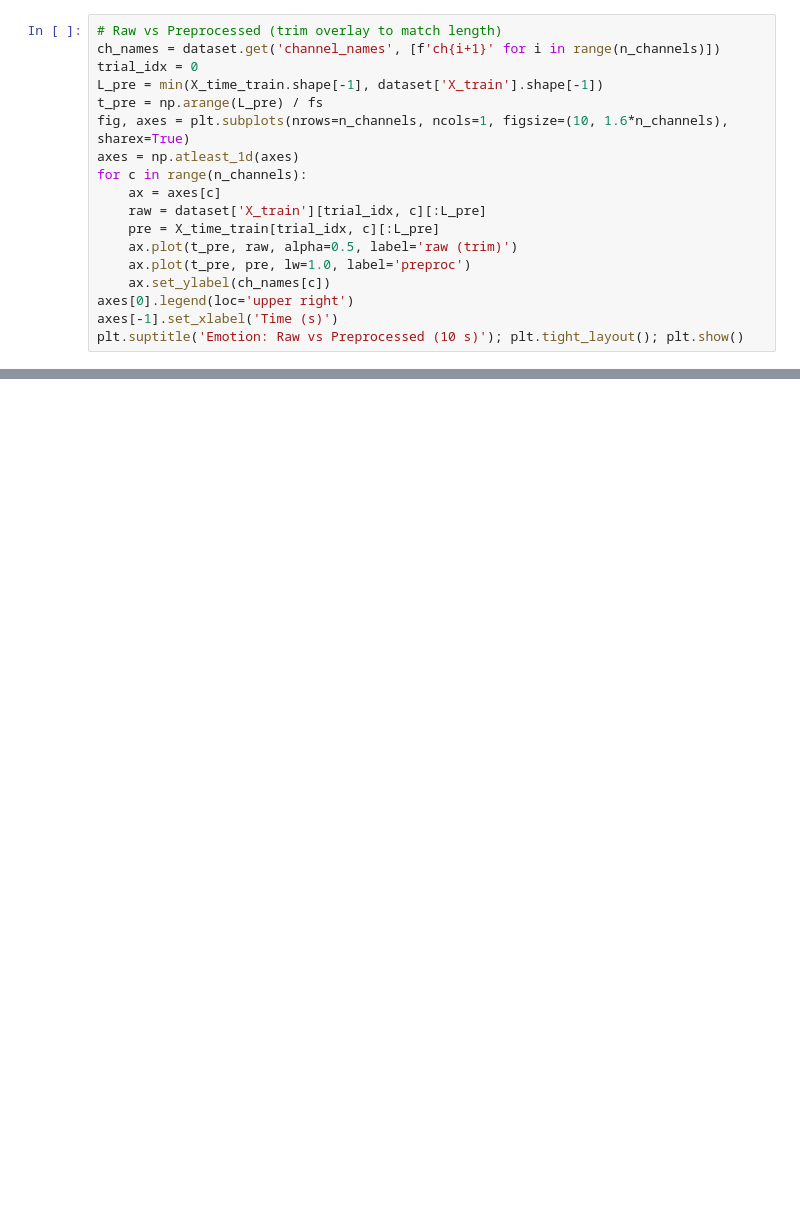
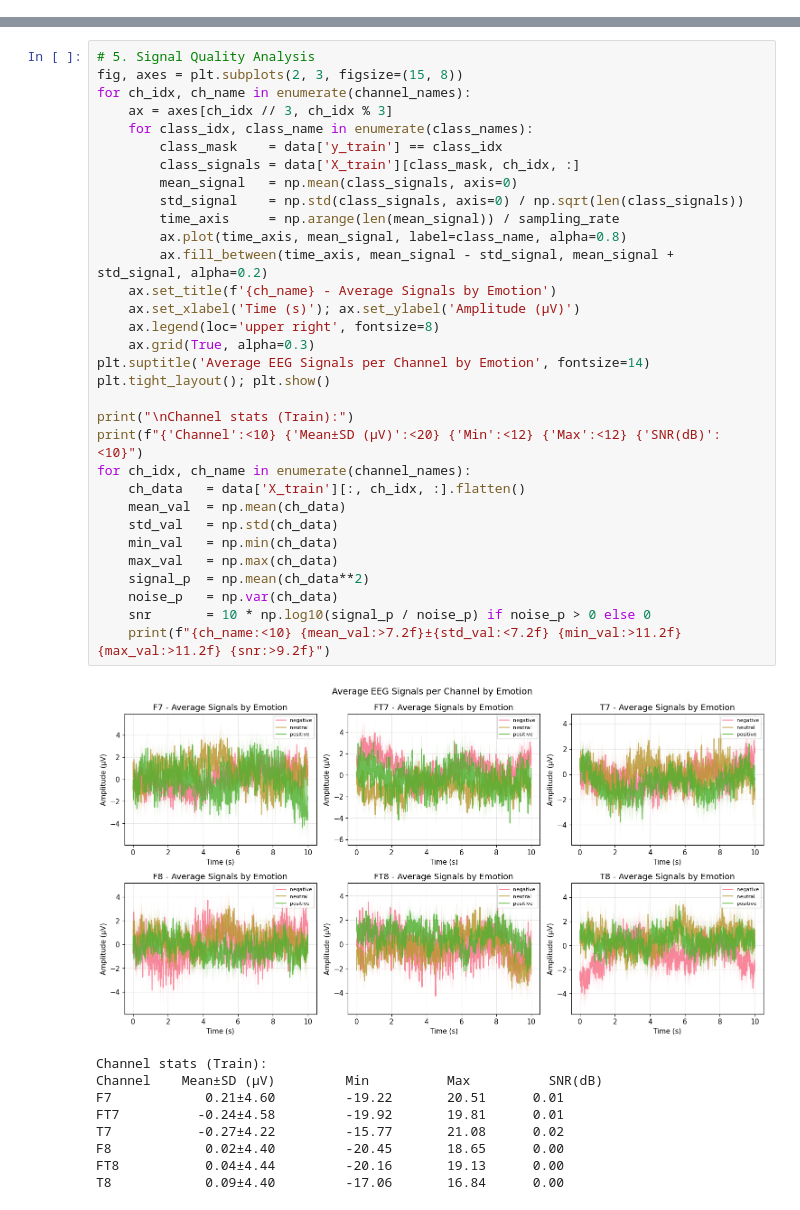
Before and after one commit to GanshinW/Glasses_Based_BCI, a Jupyter notebook: scripts/emotion_pipeline.ipynb, the cells around one changed output, grey strips where cells are left out. Drawn from its saved outputs; the diff is of its cells as text; blank space fills up the shorter version.

```diff
--- a/scripts/emotion_pipeline.ipynb
+++ b/scripts/emotion_pipeline.ipynb
@@ -49,18 +0,0 @@ print('Window current:', T_sec, 's (expect 10 s)')
-# %%
-# Raw vs Preprocessed (trim overlay to match length)
-ch_names = dataset.get('channel_names', [f'ch{i+1}' for i in range(n_channels)])
-trial_idx = 0
-L_pre = min(X_time_train.shape[-1], dataset['X_train'].shape[-1])
-t_pre = np.arange(L_pre) / fs
-fig, axes = plt.subplots(nrows=n_channels, ncols=1, figsize=(10, 1.6*n_channels), sharex=True)
-axes = np.atleast_1d(axes)
-for c in range(n_channels):
-    ax = axes[c]
-    raw = dataset['X_train'][trial_idx, c][:L_pre]
-    pre = X_time_train[trial_idx, c][:L_pre]
-    ax.plot(t_pre, raw, alpha=0.5, label='raw (trim)')
-    ax.plot(t_pre, pre, lw=1.0, label='preproc')
-    ax.set_ylabel(ch_names[c])
-axes[0].legend(loc='upper right')
-axes[-1].set_xlabel('Time (s)')
-plt.suptitle('Emotion: Raw vs Preprocessed (10 s)'); plt.tight_layout(); plt.show()
@@ -231,0 +166,42 @@ print('Saved ->', CKPT)
+# %%
+# 5. Signal Quality Analysis
+fig, axes = plt.subplots(2, 3, figsize=(15, 8))
+for ch_idx, ch_name in enumerate(channel_names):
+    ax = axes[ch_idx // 3, ch_idx % 3]
+    for class_idx, class_name in enumerate(class_names):
+        class_mask    = data['y_train'] == class_idx
+        class_signals = data['X_train'][class_mask, ch_idx, :]
+        mean_signal   = np.mean(class_signals, axis=0)
+        std_signal    = np.std(class_signals, axis=0) / np.sqrt(len(class_signals))
+        time_axis     = np.arange(len(mean_signal)) / sampling_rate
+        ax.plot(time_axis, mean_signal, label=class_name, alpha=0.8)
+        ax.fill_between(time_axis, mean_signal - std_signal, mean_signal + std_signal, alpha=0.2)
+    ax.set_title(f'{ch_name} - Average Signals by Emotion')
+    ax.set_xlabel('Time (s)'); ax.set_ylabel('Amplitude (μV)')
+    ax.legend(loc='upper right', fontsize=8)
+    ax.grid(True, alpha=0.3)
+plt.suptitle('Average EEG Signals per Channel by Emotion', fontsize=14)
+plt.tight_layout(); plt.show()
+
+print("\nChannel stats (Train):")
+print(f"{'Channel':<10} {'Mean±SD (μV)':<20} {'Min':<12} {'Max':<12} {'SNR(dB)':<10}")
+for ch_idx, ch_name in enumerate(channel_names):
+    ch_data   = data['X_train'][:, ch_idx, :].flatten()
+    mean_val  = np.mean(ch_data)
+    std_val   = np.std(ch_data)
+    min_val   = np.min(ch_data)
+    max_val   = np.max(ch_data)
+    signal_p  = np.mean(ch_data**2)
+    noise_p   = np.var(ch_data)
+    snr       = 10 * np.log10(signal_p / noise_p) if noise_p > 0 else 0
+    print(f"{ch_name:<10} {mean_val:>7.2f}±{std_val:<7.2f} {min_val:>11.2f} {max_val:>11.2f} {snr:>9.2f}")
+# %% [output]
+[figure, added]
+Channel stats (Train):
+Channel    Mean±SD (μV)         Min          Max          SNR(dB)
+F7            0.21±4.60         -19.22       20.51      0.01
+FT7          -0.24±4.58         -19.92       19.81      0.01
+T7           -0.27±4.22         -15.77       21.08      0.02
+F8            0.02±4.40         -20.45       18.65      0.00
+FT8           0.04±4.44         -20.16       19.13      0.00
+T8            0.09±4.40         -17.06       16.84      0.00
```
Also changed, not shown: parts of 25 cells of this notebook, 1 other file.
